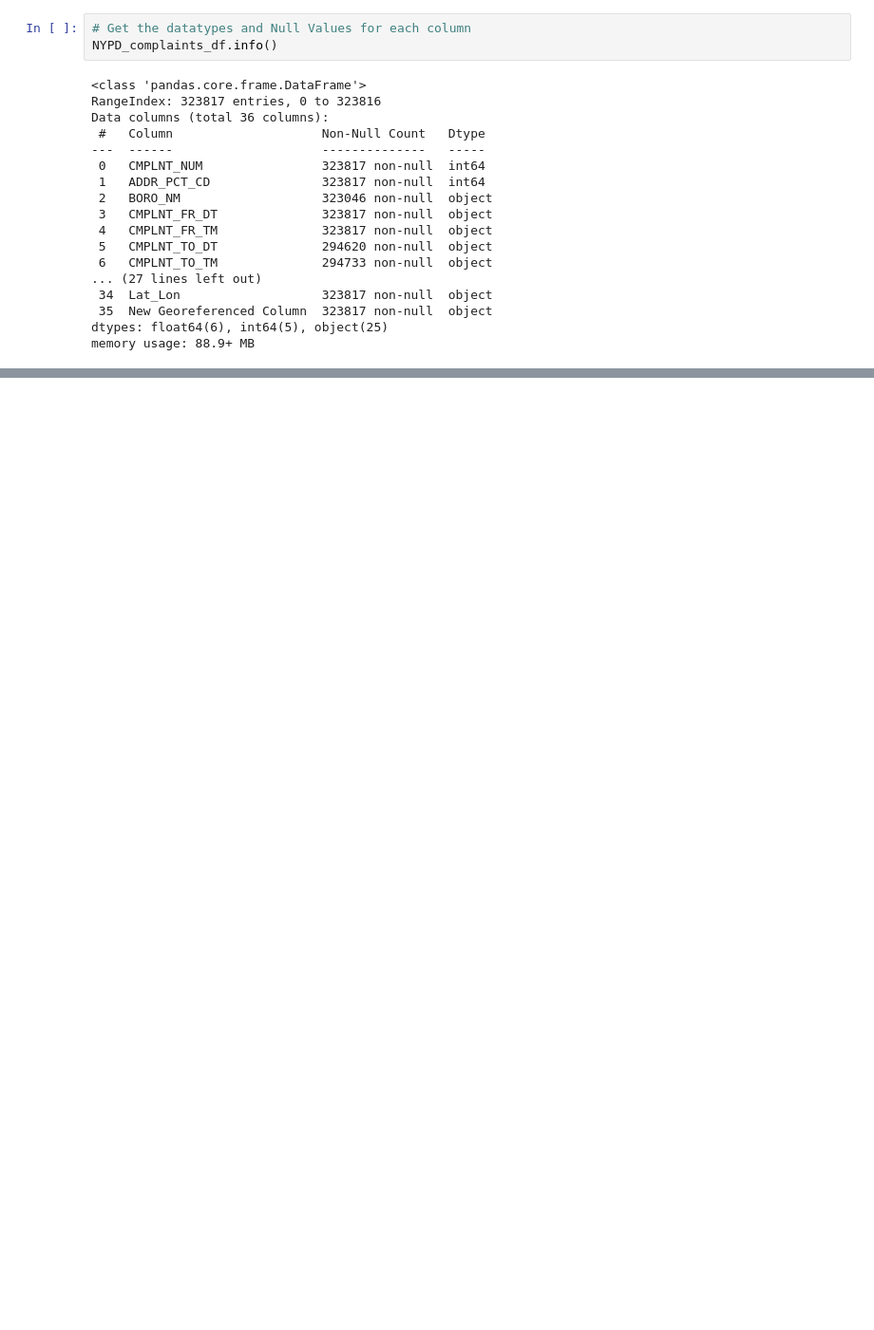
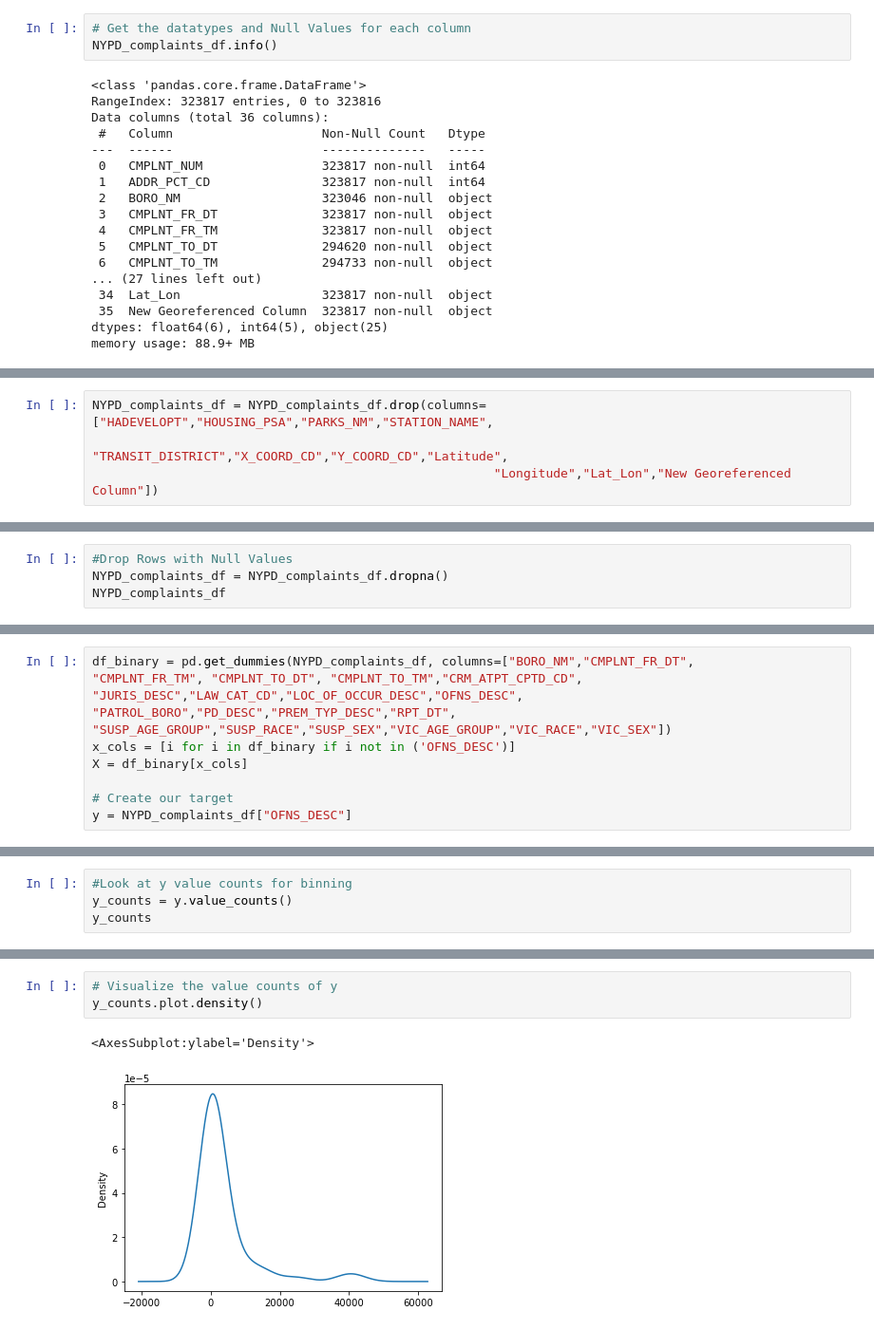
Before and after one commit to Hoots-25/NYPD_Analysis, a Jupyter notebook: NYPD_Complaints.ipynb, the cells around one changed output, grey strips where cells are left out. Shown at 95% size. Saved outputs shown, nothing was run; the diff lists cells and outputs as text; blank space fills up the shorter version.

```diff
--- a/NYPD_Complaints.ipynb
+++ b/NYPD_Complaints.ipynb
@@ -38,0 +131,4 @@ memory usage: 88.9+ MB
+# %%
+NYPD_complaints_df = NYPD_complaints_df.drop(columns=["HADEVELOPT","HOUSING_PSA","PARKS_NM","STATION_NAME",
+                                                      "TRANSIT_DISTRICT","X_COORD_CD","Y_COORD_CD","Latitude",
+                                                      "Longitude","Lat_Lon","New Georeferenced Column"])
@@ -38,0 +155,4 @@ memory usage: 88.9+ MB
+# %%
+#Drop Rows with Null Values
+NYPD_complaints_df = NYPD_complaints_df.dropna()
+NYPD_complaints_df
@@ -38,0 +175,11 @@ memory usage: 88.9+ MB
+# %%
+df_binary = pd.get_dummies(NYPD_complaints_df, columns=["BORO_NM","CMPLNT_FR_DT",
+"CMPLNT_FR_TM", "CMPLNT_TO_DT", "CMPLNT_TO_TM","CRM_ATPT_CPTD_CD",
+"JURIS_DESC","LAW_CAT_CD","LOC_OF_OCCUR_DESC","OFNS_DESC",
+"PATROL_BORO","PD_DESC","PREM_TYP_DESC","RPT_DT",
+"SUSP_AGE_GROUP","SUSP_RACE","SUSP_SEX","VIC_AGE_GROUP","VIC_RACE","VIC_SEX"])
+x_cols = [i for i in df_binary if i not in ('OFNS_DESC')]
+X = df_binary[x_cols]
+
+# Create our target
+y = NYPD_complaints_df["OFNS_DESC"]
@@ -38,0 +199,4 @@ memory usage: 88.9+ MB
+# %%
+#Look at y value counts for binning
+y_counts = y.value_counts()
+y_counts
@@ -38,0 +221,6 @@ memory usage: 88.9+ MB
+# %%
+# Visualize the value counts of y
+y_counts.plot.density()
+# %% [output]
+<AxesSubplot:ylabel='Density'>
+[figure, added]
```
Also changed, not shown: parts of 19 cells of this notebook, 2 other files.
